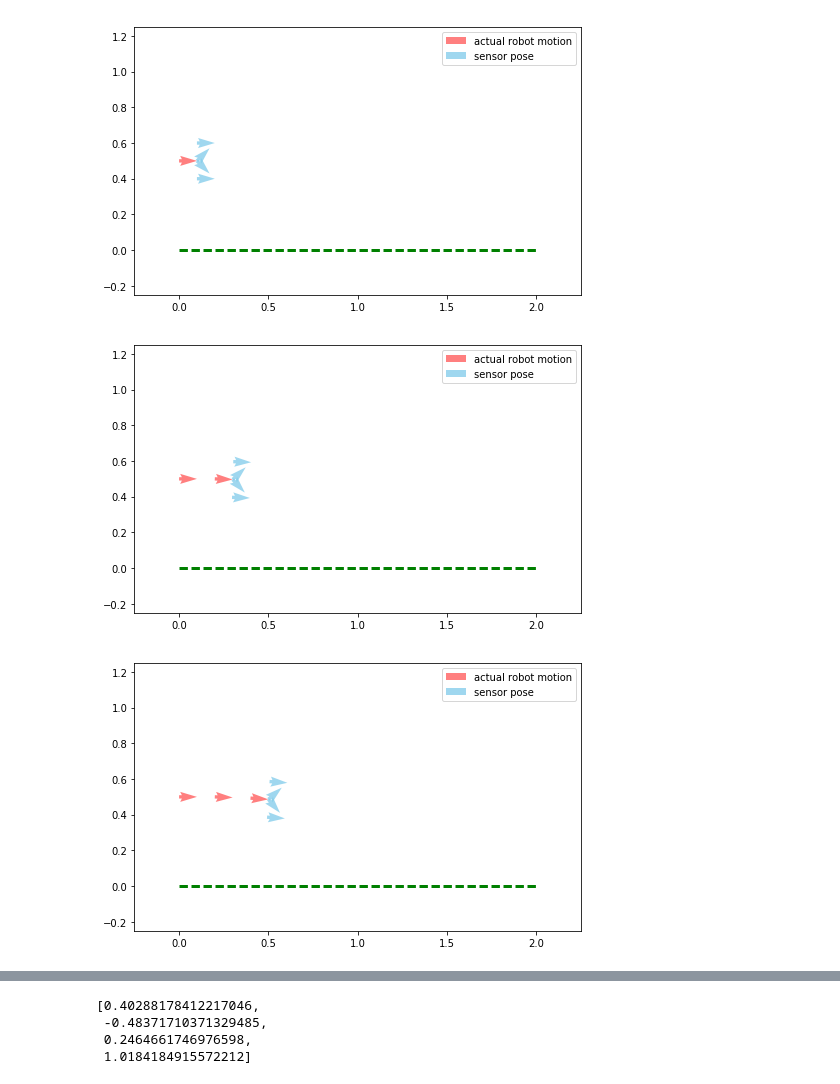
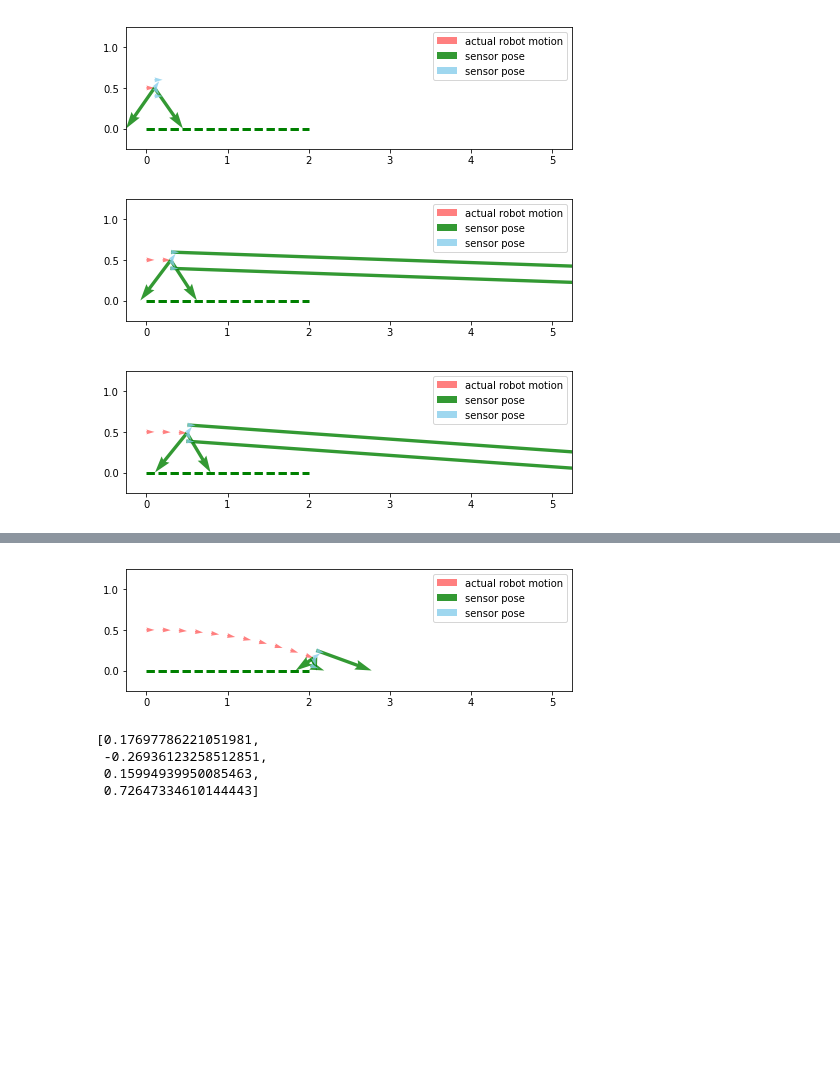
Before and after one commit to Kuwamai/study_notebook, a Jupyter notebook: observation.ipynb, the cells around one changed output, grey strips where cells are left out. Drawn from its saved outputs; the diff is of its cells as text; code cells hidden in the pictures; blank space fills up the shorter version.

```diff
--- a/observation.ipynb
+++ b/observation.ipynb
@@ -41,11 +41,11 @@ class Robot:
 
         sens_pos_B = np.array([[0.1],
                                [0],
-                               [np.pi / 180.0 * 45]])
+                               [np.pi / 180.0 * 55]])
 
         sens_pos_C = np.array([[0.1],
                                [0],
-                               [np.pi / 180.0 * -45]])
+                               [np.pi / 180.0 * -55]])
 
         sens_pos_D = np.array([[0.1],
                                [0.1],
@@ -92,6 +92,12 @@ class Robot:
 
         xs = [e[0] for e in self.sens_pos_W]
         ys = [e[1] for e in self.sens_pos_W]
+        vxs = [self.z[i] * np.cos(self.sens_pos_W[i][2]) for i in range(len(self.sens_pos_W))]
+        vys = [self.z[i] * np.sin(self.sens_pos_W[i][2]) for i in range(len(self.sens_pos_W))]
+        plt.quiver(xs,ys,vxs,vys,color="green",label="sensor pose",scale=1,angles='xy',scale_units='xy',alpha = 0.8)
+
+        xs = [e[0] for e in self.sens_pos_W]
+        ys = [e[1] for e in self.sens_pos_W]
         vxs = [0.1 * np.cos(e[2]) for e in self.sens_pos_W]
         vys = [0.1 * np.sin(e[2]) for e in self.sens_pos_W]
         plt.quiver(xs,ys,vxs,vys,color="skyblue",label="sensor pose",scale=1,angles='xy',scale_units='xy',alpha = 0.8)
@@ -100,8 +106,9 @@ def draw(i):
     # グラフの設定
     fig = plt.figure(i, figsize=(8,8))
     sp = fig.add_subplot(111,aspect='equal')
-    sp.set_xlim(-0.25,2.25)
+    sp.set_xlim(-0.25,5.25)
     sp.set_ylim(-0.25,1.25)
+    plt.yticks( np.arange(0, 1.5, 0.5) )
 
     robot.draw(sp)
     wall.draw()
@@ -109,14 +116,15 @@ def draw(i):
     plt.legend()
 # %%
 robot = Robot(0,0.5,0)   #ロボット設置
+robot.observation()
 wall = Wall(0)
 draw(0)
 
-for i in range(1, 10):
+for i in range(1, 11):
     robot.move(0.2, np.pi / 180.0 * -2)     #ロボットの移動
     robot.observation()
     draw(i)
 # %% [output]
-[figure, old version]
+[figure, new version]
-[figure, old version]
+[figure, new version]
-[figure, old version]
+[figure, new version]
@@ -130,7 +138,8 @@ for i in range(1, 10):
+[figure, added]
 # %%
 robot.z
 # %% [output]
-[0.40288178412217046,
- -0.48371710371329485,
- 0.2464661746976598,
- 1.0184184915572212]
+[0.17697786221051981,
+ -0.26936123258512851,
+ 0.15994939950085463,
+ 0.72647334610144443]
```
Also changed, not shown: parts of 1 cell of this notebook.
